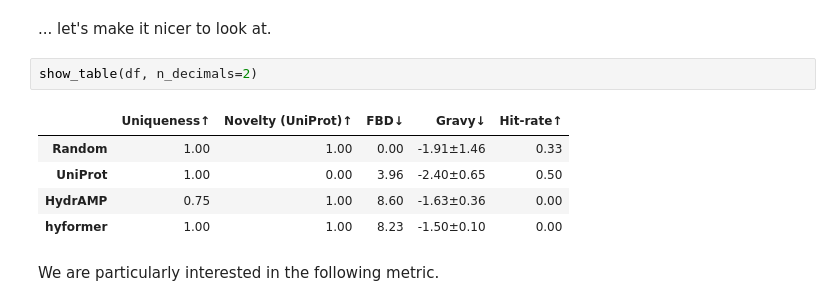
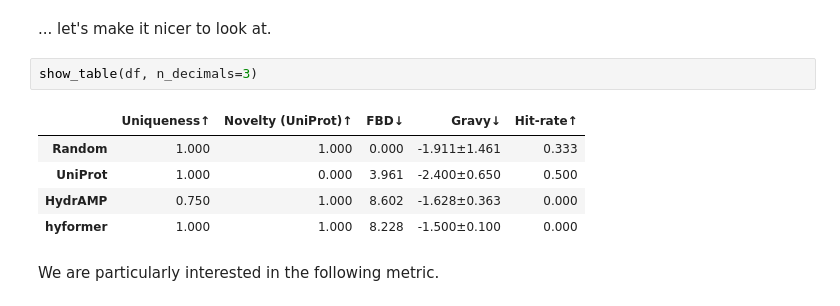
Before and after one commit to szczurek-lab/seqme, a Jupyter notebook: docs/tutorials/getting_started.ipynb, the cells around one changed output. Drawn from its saved outputs; the diff is of its cells as text.

```diff
--- a/docs/tutorials/getting_started.ipynb
+++ b/docs/tutorials/getting_started.ipynb
@@ -83,13 +77,13 @@ df
 # %% [markdown]
 ... let's make it nicer to look at.
 # %%
-show_table(df, n_decimals=2)
+show_table(df, n_decimals=3)
 # %% [output]
 |  | Uniqueness↑ | Novelty (UniProt)↑ | FBD↓ | Gravy↓ | Hit-rate↑ |
-| Random | 1.00 | 1.00 | 0.00 | -1.91±1.46 | 0.33 |
-| UniProt | 1.00 | 0.00 | 3.96 | -2.40±0.65 | 0.50 |
-| HydrAMP | 0.75 | 1.00 | 8.60 | -1.63±0.36 | 0.00 |
-| hyformer | 1.00 | 1.00 | 8.23 | -1.50±0.10 | 0.00 |
+| Random | 1.000 | 1.000 | 0.000 | -1.911±1.461 | 0.333 |
+| UniProt | 1.000 | 0.000 | 3.961 | -2.400±0.650 | 0.500 |
+| HydrAMP | 0.750 | 1.000 | 8.602 | -1.628±0.363 | 0.000 |
+| hyformer | 1.000 | 1.000 | 8.228 | -1.500±0.100 | 0.000 |
 # %% [markdown]
 We are particularly interested in the following metric.
 # %%
```
Also changed, not shown: parts of 4 cells of this notebook, 4 other files.
